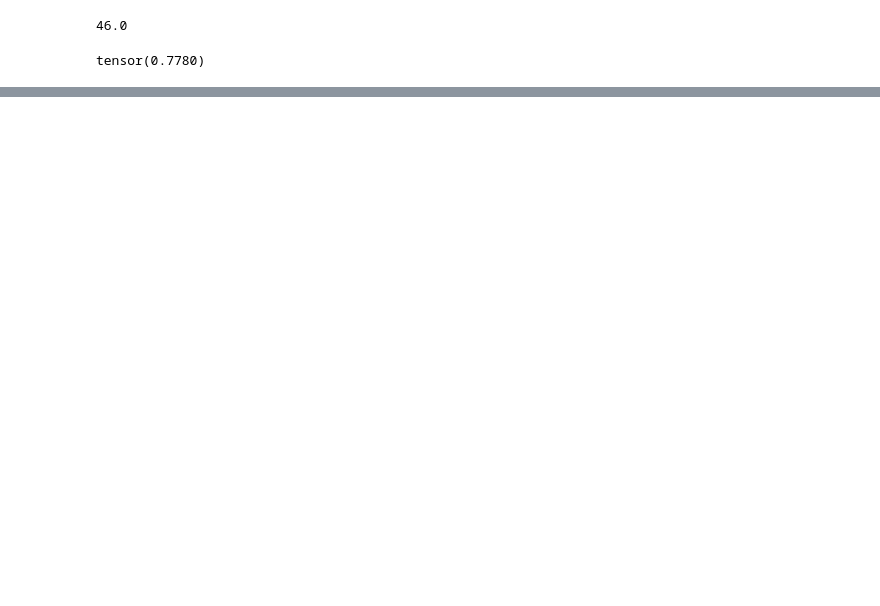
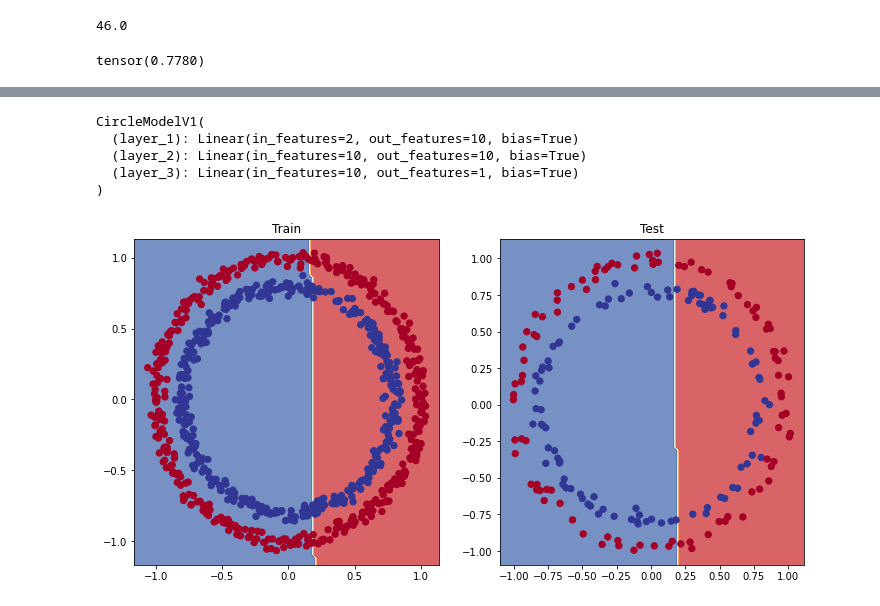
Before and after one commit to Buy-me-some-str/practice, a Jupyter notebook: Py_torch_02_classification.ipynb, the cells around one changed output, grey strips where cells are left out. Saved outputs shown, nothing was run; the diff lists cells and outputs as text; code cells hidden in the pictures; blank space fills up the shorter version.

```diff
--- a/Py_torch_02_classification.ipynb
+++ b/Py_torch_02_classification.ipynb
@@ -233,0 +282,10 @@ tensor(0.7780)
+# %%
+epochs = 1000
+loss_value = []
+test_loss_value = []
+count_epochs = []
+# %%
+X_train = X_train.to(device)
+X_test = X_test.to(device)
+y_train = y_train.to(device)
+y_test = y_test.to(device)
@@ -233,0 +295,25 @@ tensor(0.7780)
+# %%
+for epoch in range(epochs):
+    model_1.train() #переводим модель в режим обучения
+    y_pred_logits = model_1.forward(X_train).squeeze() #проталкиваем обучающую выборку
+    y_pred = torch.round(torch.sigmoid(y_pred_logits))
+    optim.zero_grad() #обнуляем градиенты
+    loss = loss_fn(y_pred_logits, y_train) #считаем лосс-функцию
+    accuracy = accuracy_fn(y_true=y_train,
+                           y_pred=y_pred)
+    loss.backward() #обратное распространение
+    optim.step() #делаем шаг к минимуму
+    model_1.eval()
+    if epoch%10==0:
+        count_epochs.append(epoch)
+        with torch.inference_mode():
+            y_pred_test_logits = model_1.forward(X_test).squeeze()
+            y_pred_test_probs = torch.sigmoid(y_pred_test_logits)
+            y_pred_test = torch.round(y_pred_test_probs)
+            loss_value.append(loss)
+            test_loss = loss_fn(y_pred_test_logits, y_test)
+            test_accuracy = accuracy_fn(y_true=y_test,
+                                        y_pred=y_pred_test)
+            test_loss_value.append(test_loss)
+            if epoch%100==0:
+                print(f"Epoch:{epoch} | Loss: {loss:5f}, Accuracy: {accuracy:.2f}% | Test loss: {test_loss:5f}, Test accuracy: {test_accuracy:.2f}%")
@@ -233,0 +331,16 @@ tensor(0.7780)
+# %%
+plt.figure(figsize=(12, 6))
+plt.subplot(1, 2, 1)
+plt.title("Train")
+plot_decision_boundary(model_1, X_train, y_train)
+plt.subplot(1, 2, 2)
+plt.title("Test")
+plot_decision_boundary(model_1, X_test, y_test)
+model_1.to(device)
+# %% [output]
+CircleModelV1(
+  (layer_1): Linear(in_features=2, out_features=10, bias=True)
+  (layer_2): Linear(in_features=10, out_features=10, bias=True)
+  (layer_3): Linear(in_features=10, out_features=1, bias=True)
+)
+[figure, added]
```
Also changed, not shown: parts of 55 cells of this notebook.
